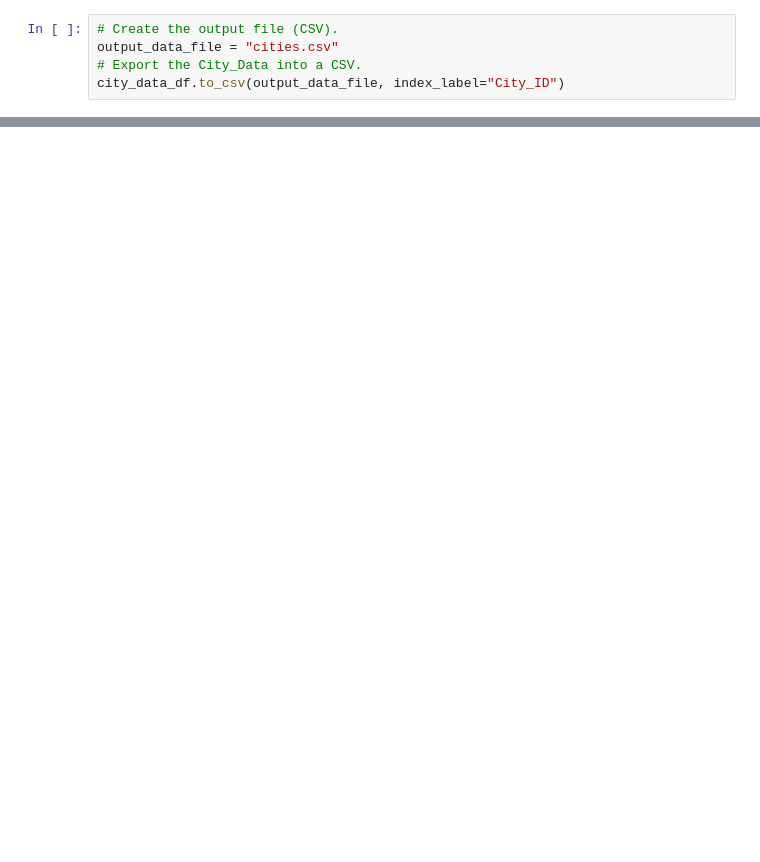
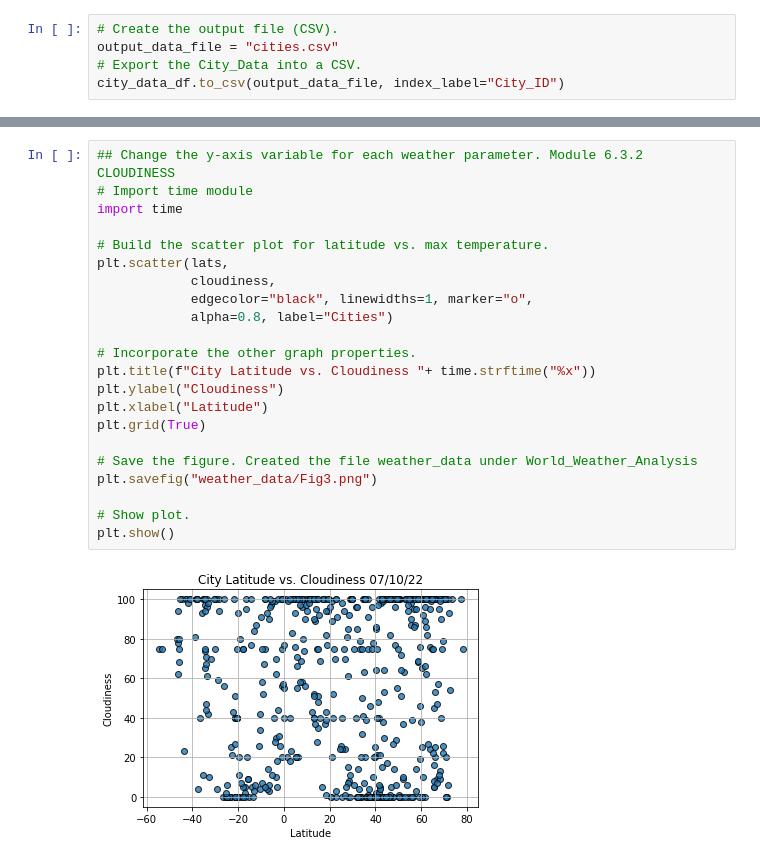
Before and after one commit to acegal1/World_Weather_Analysis, a Jupyter notebook: WeatherPy.ipynb, the cells around one changed output, grey strips where cells are left out. Cells and saved outputs as stored; diff of their text form; blank space fills up the shorter version.

```diff
--- a/WeatherPy.ipynb
+++ b/WeatherPy.ipynb
@@ -199,0 +263,24 @@ city_data_df.to_csv(output_data_file, index_label="City_ID")
+# %%
+## Change the y-axis variable for each weather parameter. Module 6.3.2  CLOUDINESS
+# Import time module
+import time
+
+# Build the scatter plot for latitude vs. max temperature.
+plt.scatter(lats,
+            cloudiness,
+            edgecolor="black", linewidths=1, marker="o",
+            alpha=0.8, label="Cities")
+
+# Incorporate the other graph properties.
+plt.title(f"City Latitude vs. Cloudiness "+ time.strftime("%x"))
+plt.ylabel("Cloudiness")
+plt.xlabel("Latitude")
+plt.grid(True)
+
+# Save the figure. Created the file weather_data under World_Weather_Analysis
+plt.savefig("weather_data/Fig3.png")
+
+# Show plot.
+plt.show()
+# %% [output]
+[figure, added]
```
Also changed, not shown: parts of 14 cells of this notebook, 7 other files.
